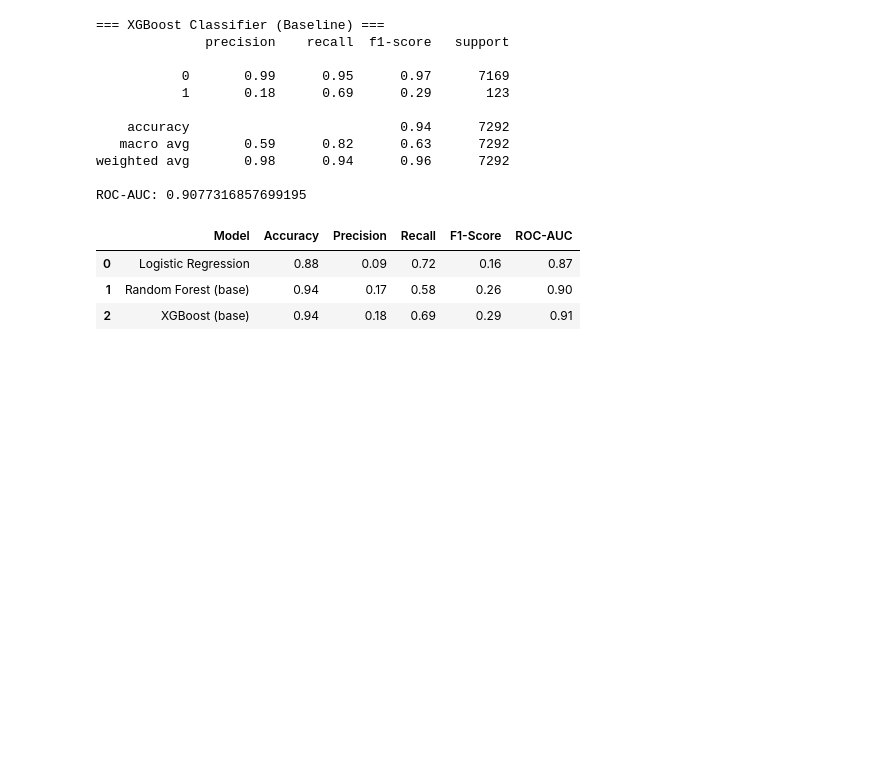
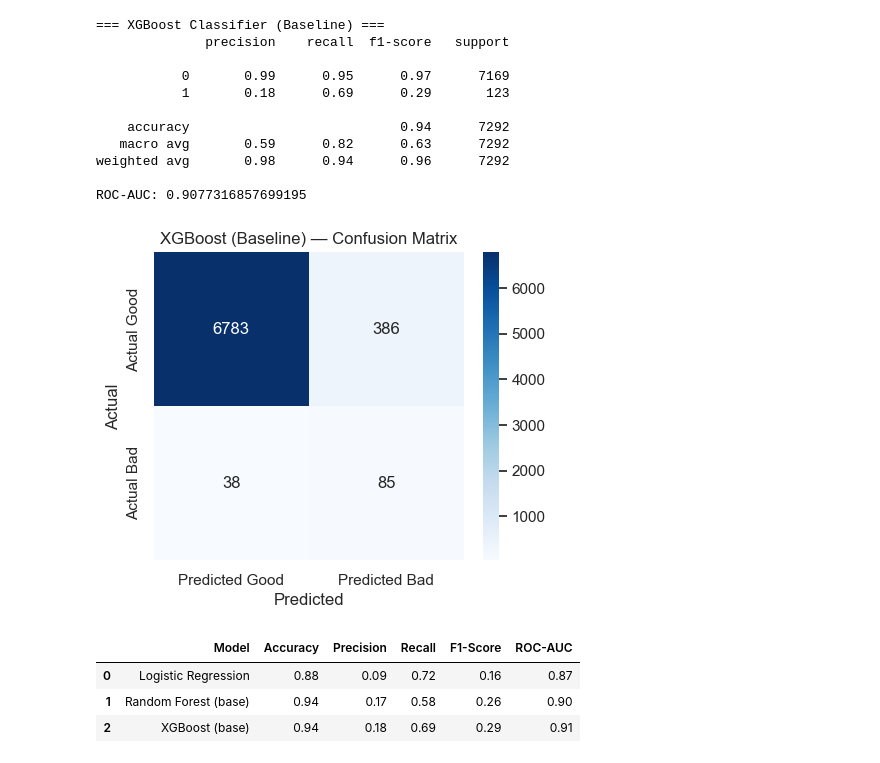
Before and after one commit to Rajabboev/hybrid_credit_risk_ML, a Jupyter notebook: Notebooks/hybrid_ml_credit_risk_16577.ipynb, the cells around one changed output. Cells and saved outputs as stored; diff of their text form; code cells hidden in the pictures; blank space fills up the shorter version.

```diff
--- a/Notebooks/hybrid_ml_credit_risk_16577.ipynb
+++ b/Notebooks/hybrid_ml_credit_risk_16577.ipynb
@@ -501,6 +524,10 @@ print("ROC-AUC:", roc_auc_score(y_test_c, y_proba_xgb_base))
 weighted avg       0.98      0.94      0.96      7292
 
 ROC-AUC: 0.9077316857699195
+# %%
+plot_confusion(y_test_c, y_pred_xgb_base, "XGBoost (Baseline) — Confusion Matrix")
+# %% [output]
+[figure, added]
 # %%
 # Classification Results table (baseline)
 # %%
```
Also changed, not shown: parts of 12 cells of this notebook.
